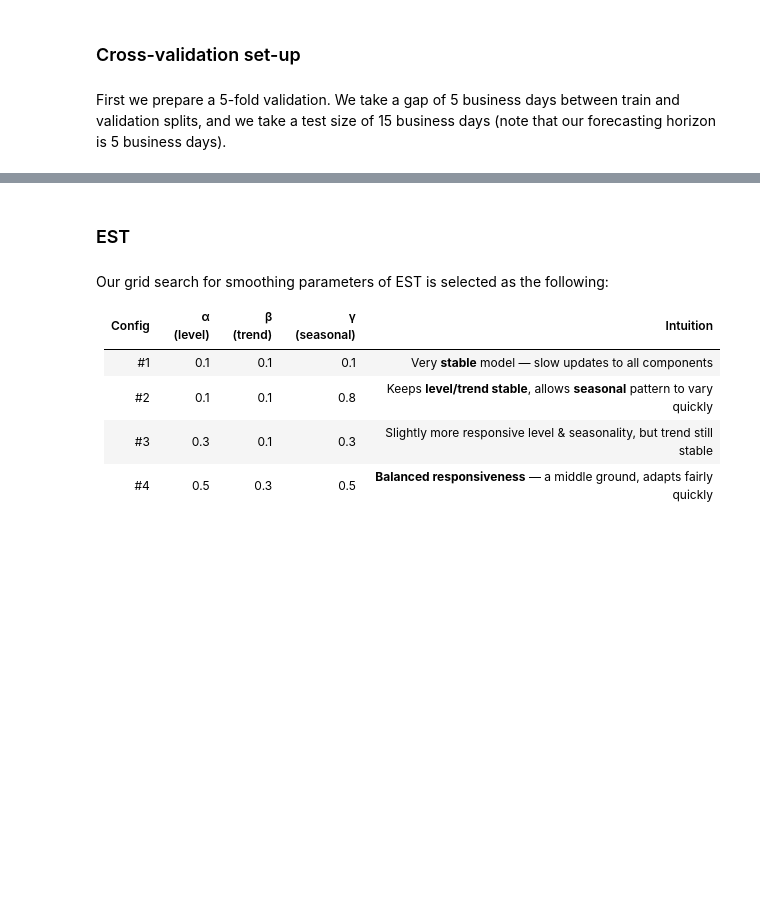
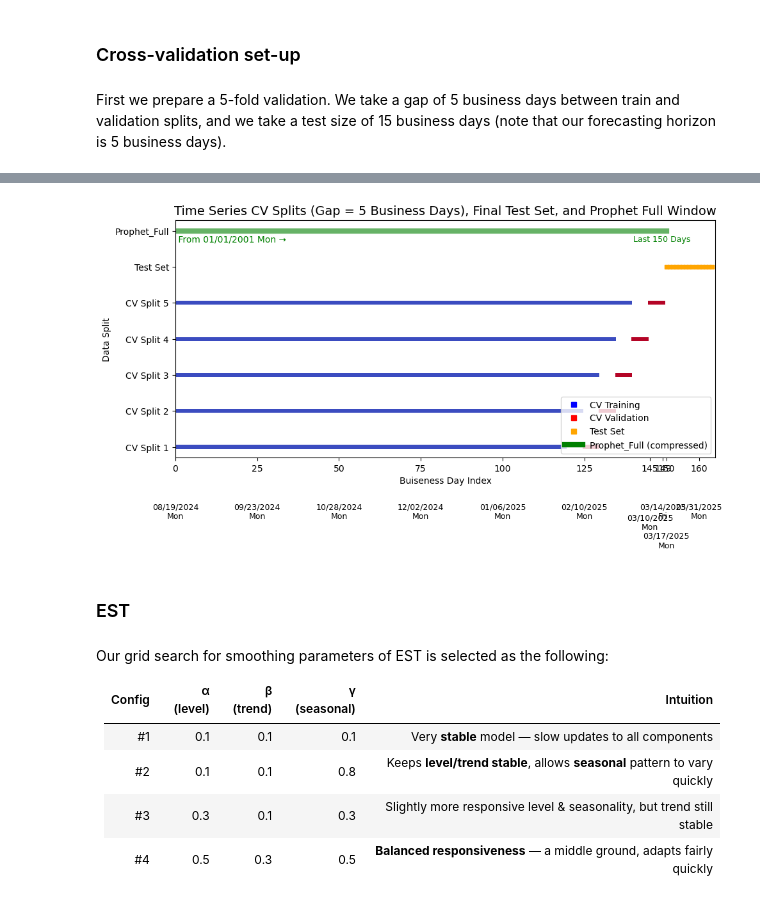
Before and after one commit to albesianor/arxiv-heatmap, a Jupyter notebook: results/5_model-training.ipynb, the cells around one changed output, grey strips where cells are left out. Saved outputs shown, nothing was run; the diff lists cells and outputs as text; code cells hidden in the pictures; blank space fills up the shorter version.

Commit message:
feat: add CV splits visualization

```diff
--- a/results/5_model-training.ipynb
+++ b/results/5_model-training.ipynb
@@ -146,3 +148,87 @@ splits_full = [
+# %%
+# Redraw the figure with full year in dates and spacing for 145 and 150 labels
+import numpy as np
+import matplotlib.pyplot as plt
+import pandas as pd
+from sklearn.model_selection import TimeSeriesSplit
+
+# Generate timeline
+business_days = pd.date_range(end="2025-03-14", periods=150, freq="B")
+test_days = pd.date_range(start="2025-03-17", periods=15, freq="B")
+timeline = business_days.append(test_days)
+n_samples = len(timeline)
+
+# CV configuration
+n_splits = 5
+test_size = 5
+gap_size = 5
+train_size = 150
+
+# TimeSeriesSplit
+tscv = TimeSeriesSplit(n_splits=n_splits, test_size=test_size, gap=gap_size)
+
+# Plot
+fig, ax = plt.subplots(figsize=(10, 6))
+
+# Plot CV splits
+for i, (train_index, test_index) in enumerate(tscv.split(np.arange(train_size))):
+    indices = np.full(n_samples, np.nan)
+    indices[train_index] = 1
+    indices[test_index] = 2
+    ax.scatter(np.arange(n_samples), [i + 0.5] * n_samples, c=indices,
+               marker='s', s=20, cmap=plt.cm.get_cmap('coolwarm', 3), edgecolor='none')
+
+# Plot test set
+ax.scatter(np.arange(150, n_samples), [n_splits + 0.5] * (n_samples - 150),
+           c="orange", marker='s', s=20)
+
+# Prophet Full bar
+prophet_full_row = n_splits + 1.5
+ax.plot([0, 150], [prophet_full_row, prophet_full_row], color="green", linewidth=6, alpha=0.6)
+ax.text(0, prophet_full_row - 0.3, " From 01/01/2001 Mon ➝", fontsize=10, color="green")
+ax.text(140, prophet_full_row - 0.3, "Last 150 Days", fontsize=9, color="green")
+
+# Define xticks and labels
+xticks = [0, 25, 50, 75, 100, 125, 145, 149, 150, 160]
+xtick_labels_index = [str(x) for x in xticks]
+xtick_labels_date = [timeline[x].strftime("%m/%d/%Y\n%a") if x < len(timeline) else "" for x in xticks]
+
+# Set xticks (top = business day index)
+ax.set_xticks(xticks)
+ax.set_xticklabels(xtick_labels_index, fontsize=10)
+
+# Add dates below, with manual vertical shift on 145 and 150 to avoid overlap
+for i, x in enumerate(xticks):
+    if x == 145:
+        ax.text(x, -1.6, xtick_labels_date[i], ha="center", va="center", fontsize=9)
+    elif x == 150:
+        ax.text(x, -2.1, xtick_labels_date[i], ha="center", va="center", fontsize=9)
+    else:
+        ax.text(x, -1.3, xtick_labels_date[i], ha="center", va="center", fontsize=9)
+
+# Format
+ax.set(
+    yticks=np.arange(n_splits + 2) + 0.5,
+    yticklabels=[f"CV Split {i+1}" for i in range(n_splits)] + ["Test Set", "Prophet_Full"],
+    xlabel="Buiseness Day Index",
+    ylabel="Data Split",
+    xlim=(0, n_samples)
+)
+ax.set_title("Time Series CV Splits (Gap = 5 Business Days), Final Test Set, and Prophet Full Window", fontsize=14)
+
+# Legend
+legend_handles = [
+    plt.Line2D([0], [0], color='blue', marker='s', linestyle='', label='CV Training'),
+    plt.Line2D([0], [0], color='red', marker='s', linestyle='', label='CV Validation'),
+    plt.Line2D([0], [0], color='orange', marker='s', linestyle='', label='Test Set'),
+    plt.Line2D([0], [0], color='green', linewidth=6, label='Prophet_Full (compressed)')
+]
+ax.legend(handles=legend_handles, loc="lower right", frameon=True)
+
+plt.tight_layout()
+plt.show()
+# %% [output]
+[figure, added]
 # %% [markdown]
 ### EST
 # %% [markdown]
```
Also changed, not shown: parts of 1 cell of this notebook.
